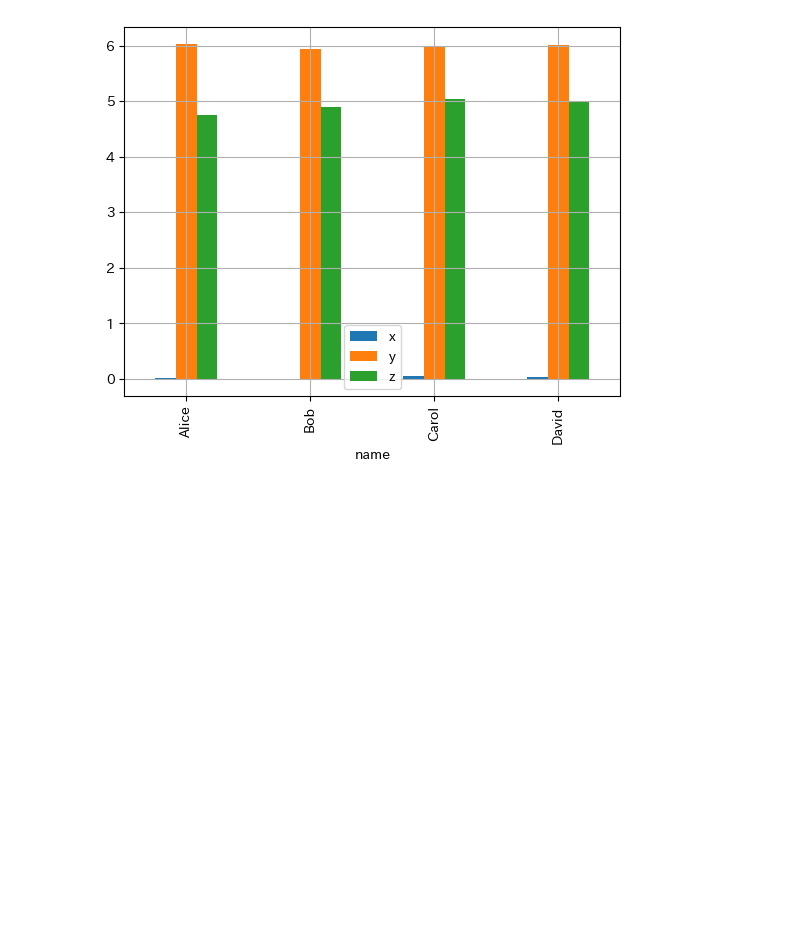
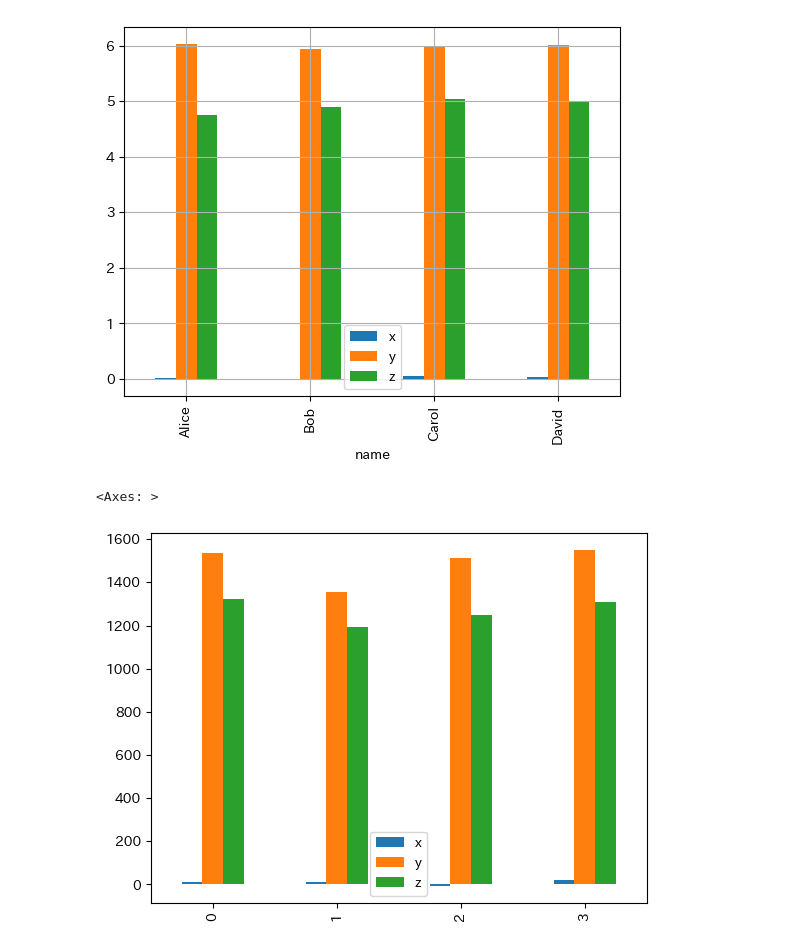
Before and after one commit to shotakaha/kumaroot, a Jupyter notebook: mystmd/matplotlib.ipynb, the cells around one changed output. Drawn from its saved outputs; the diff is of its cells as text; code cells hidden in the pictures; blank space fills up the shorter version.

```diff
--- a/mystmd/matplotlib.ipynb
+++ b/mystmd/matplotlib.ipynb
@@ -118,3 +118,9 @@ count.plot(kind="bar", x="name", grid=True)
 # %% [output]
 <Axes: xlabel='name'>
 [figure]
+# %%
+g = data.groupby("name").sum().reset_index()
+g.plot(kind="bar")
+# %% [output]
+<Axes: >
+[figure, added]
```
Also changed, not shown: 2 other files.
